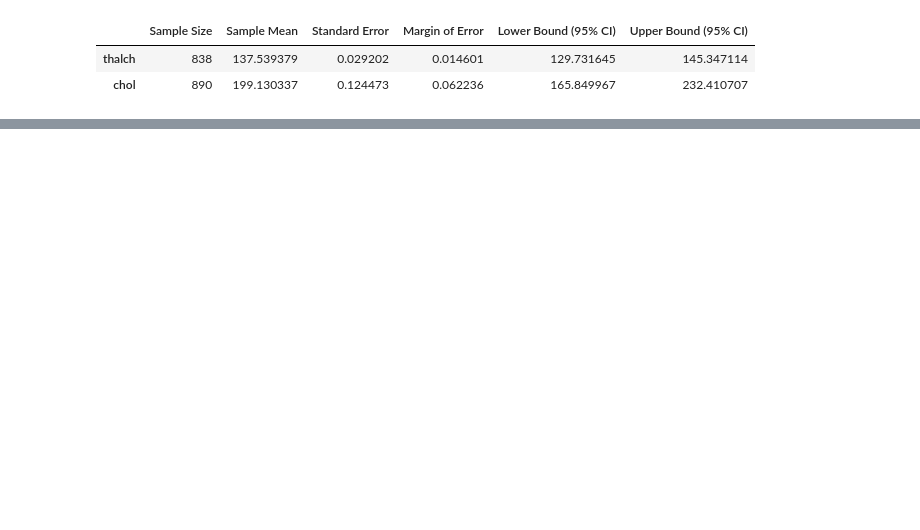
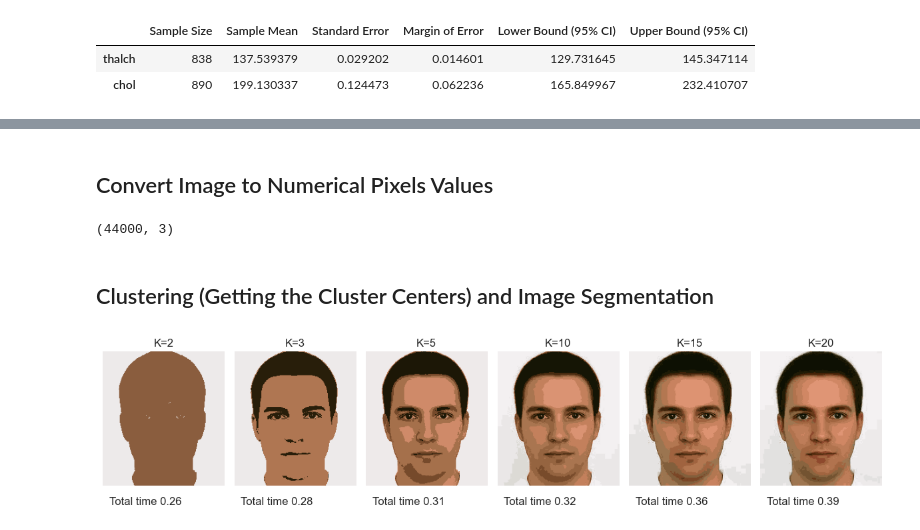
Before and after one commit to joharkhan99/Data-Science-Internship, a Jupyter notebook: Week2/Day3/Hypothesis_KMeans.ipynb, the cells around one changed output, grey strips where cells are left out. Cells and saved outputs as stored; diff of their text form; code cells hidden in the pictures; blank space fills up the shorter version.

Commit message:
calculated computational time

```diff
--- a/Week2/Day3/Hypothesis_KMeans.ipynb
+++ b/Week2/Day3/Hypothesis_KMeans.ipynb
@@ -395,0 +335,60 @@ The computational cost of k-means clustering increases with higher K values. Lar
+# %% [markdown]
+## Convert Image to Numerical Pixels Values
+# %%
+# Reshape the image to a 2D array of pixels
+pixel_values = faceImage.reshape((-1, 3))
+# pixel_values = np.float32(pixel_values)
+
+pixel_values
+print(pixel_values.shape)
+# %% [output]
+(44000, 3)
+# %% [markdown]
+## Clustering (Getting the Cluster Centers) and Image Segmentation
+# %%
+from sklearn.cluster import KMeans
+import time
+
+plt.figure(figsize=(12, 8))
+
+#clusters values
+K_values = [2, 3, 5, 10, 15, 20]
+
+for i, K in enumerate(K_values):
+    time_start = time.time()
+
+    # CLUSTERING
+    kmeans = KMeans(n_clusters = K, n_init='auto')
+    kmeans.fit(pixel_values)
+
+    # Get the cluster centers and labels
+    cluster_centers = kmeans.cluster_centers_
+    labels = kmeans.labels_
+
+    # SEGMENTATION
+
+    # Create a new image with the same shape as the original image
+    segmented_image = np.zeros_like(pixel_values)
+
+    # Replace each pixel value with the corresponding cluster center
+    for j in range(len(cluster_centers)):
+        segmented_image[labels == j] = cluster_centers[j]
+
+    # Reshape the segmented_image back to the original image shape
+    segmented_image = segmented_image.reshape(faceImage.shape)
+
+    time_end = time.time()
+    computational_time = time_end - time_start
+
+    # segmented_image
+    plt.subplot(1, len(K_values), i + 1)  # Use i + 1 for the subplot index
+
+    plt.imshow(segmented_image)
+    plt.axis('off')
+    plt.text(10, 250, f'Total time {round(computational_time, 2)}', fontsize=12)
+    plt.title(f'K={K}')
+
+plt.tight_layout()
+plt.show()
+# %% [output]
+[figure, added]
```
Also changed, not shown: parts of 34 cells of this notebook.
